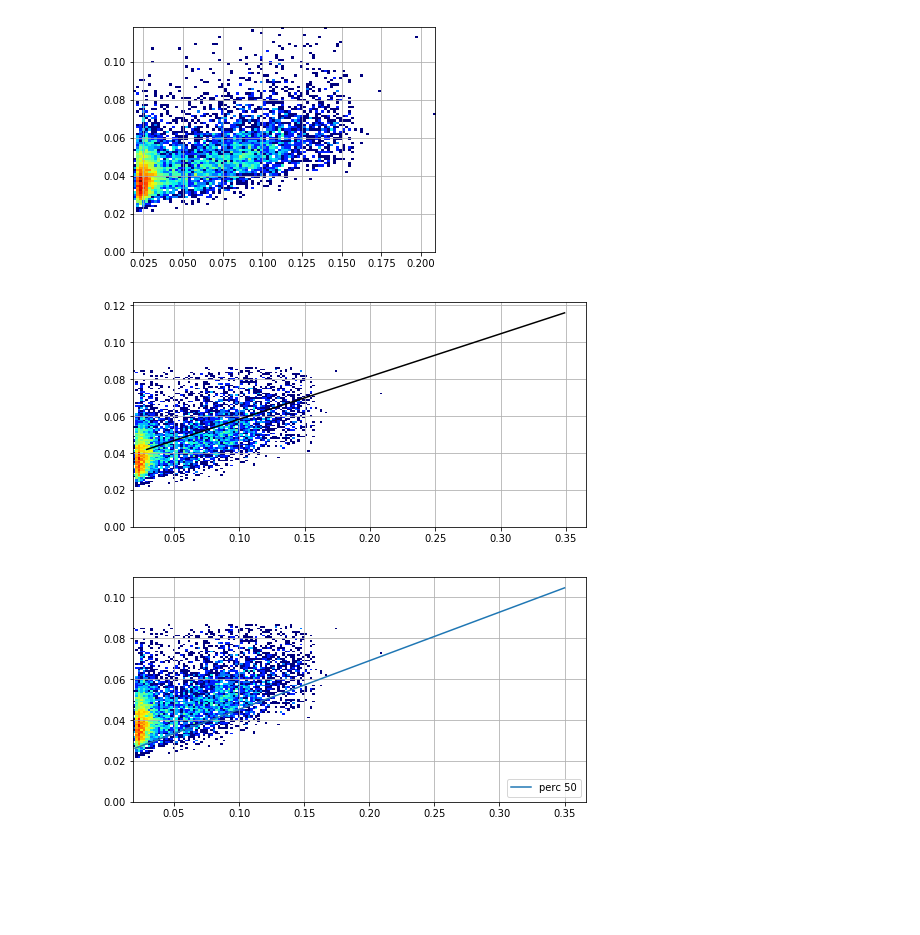
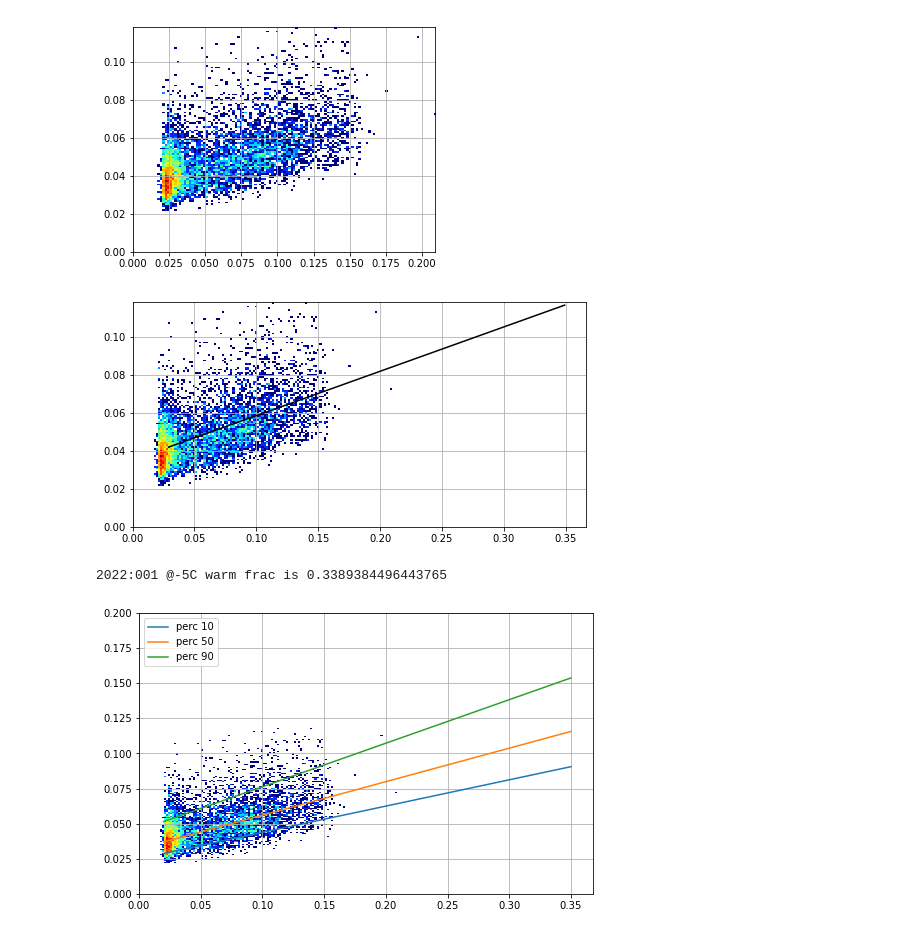
Before and after one commit to sot/vv_trending, a Jupyter notebook: RMS_vs_frac_150.ipynb, the cells around one changed output. Cells and saved outputs as stored; diff of their text form; code cells hidden in the pictures; blank space fills up the shorter version.

```diff
--- a/RMS_vs_frac_150.ipynb
+++ b/RMS_vs_frac_150.ipynb
@@ -21,7 +21,7 @@ rms_data = rms_data[(rms_data['isdefault'] == 1)
 obs_by_obsid = rms_data.group_by('obsid')
 obs_min = obs_by_obsid[['obsid', 'dr_rms','dy_rms', 'dz_rms','tstart', 'mean_aacccdpt']].groups.aggregate(np.min)
 # %%
-limit = 150
+limit = 100
 # %%
 warm_frac = []
 for row in obs_min:
@@ -35,21 +35,21 @@ fig = plt.figure(figsize=(6,4))
 H, xedges, yedges = np.histogram2d(
     obs_min['warm_frac'],
     obs_min['dr_rms'],
-    bins=100, range=[[np.min(obs_min['warm_frac']), np.max(obs_min['warm_frac'])],
+    bins=125, range=[[0, np.max(obs_min['warm_frac'])],
                      [0, np.percentile(obs_min['dr_rms'], 99.9)]])
 ax1 = fig.add_axes([0.14, 0.14, 0.70, 0.78])
 ax1.pcolorfast(xedges, yedges, H.T, cmap=my_cm, norm=norm)
 plt.grid()
 # %% [output]
-[figure, old version]
+[figure, new version]
 # %%
 
 fig = plt.figure(figsize=(9,4))
 H, xedges, yedges = np.histogram2d(
     obs_min['warm_frac'],
     obs_min['dr_rms'],
-    bins=100, range=[[np.min(obs_min['warm_frac']), np.max(obs_min['warm_frac'])],
-                     [0.0, np.percentile(obs_min['dr_rms'], 98)]])
+    bins=125, range=[[0, np.max(obs_min['warm_frac'])],
+                     [0.0, np.percentile(obs_min['dr_rms'], 99.9)]])
 ax1 = fig.add_axes([0.14, 0.14, 0.70, 0.78])
 ax1.pcolorfast(xedges, yedges, H.T, cmap=my_cm, norm=norm)
 
@@ -62,35 +62,37 @@ x = np.arange(min_frac, w + (.05 * w), 0.01)
 plt.plot(x, np.polyval(p, x), 'k', label='mean')
 plt.grid(True)
 # %% [output]
-[figure, old version]
+[figure, new version]
 # %%
-
-
-fig = plt.figure(figsize=(9,4))
+fig = plt.figure(figsize=(9,5))
 H, xedges, yedges = np.histogram2d(
     obs_min['warm_frac'],
     obs_min['dr_rms'],
-    bins=100, range=[[np.min(obs_min['warm_frac']), np.max(obs_min['warm_frac'])],
-                     [0.0, np.percentile(obs_min['dr_rms'], 98)]])
+    bins=125, range=[[0, np.max(obs_min['warm_frac'])],
+                     [0.0, np.percentile(obs_min['dr_rms'], 99.9)]])
 ax1 = fig.add_axes([0.14, 0.14, 0.70, 0.78])
 ax1.pcolorfast(xedges, yedges, H.T, cmap=my_cm, norm=norm)
-
-percentile = 50
-percs = []
-bins = []
-for fbin in np.arange(0, 0.25, 0.01):
-    ok = (obs_min['warm_frac'] >= fbin) & (obs_min['warm_frac'] < fbin + 0.01)
-    cnts = obs_min[ok]
-    if len(cnts) < 100:
-        continue
-    bins.append(fbin)
-    percs.append(np.percentile(obs_min['dr_rms'][ok], percentile))
 w = get_warm_fracs(limit, '2022:001', -5)
-x = np.arange(np.array(bins)[0], w + (.05 * w), 0.01)
-p = np.polyfit(np.array(bins) + 0.05, np.array(percs), 1)
-plt.plot(x, np.polyval(p, x), label='perc {}'.format(percentile))
-plt.legend(loc='lower right')
+print("2022:001 @-5C warm frac is {}".format(w))
+percentiles = [10, 50, 90]
+for percentile in percentiles:
+    percs = []
+    bins = []
+    binwidth = 0.01
+    for fbin in np.arange(0, 0.25, binwidth):
+        ok = (obs_min['warm_frac'] >= fbin) & (obs_min['warm_frac'] < (fbin + binwidth))
+        cnts = obs_min[ok]
+        if len(cnts) < 100:
+            continue
+        bins.append(fbin)
+        percs.append(np.percentile(obs_min['dr_rms'][ok], percentile))
+    x = np.arange(np.array(bins)[0], w + (.05 * w), binwidth)
+    p = np.polyfit(np.array(bins) + (binwidth / 2.), np.array(percs), 1)
+    plt.plot(x, np.polyval(p, x), label='perc {}'.format(percentile))
+plt.ylim(0, .2)
+plt.legend(loc='upper left')
 plt.grid()
 # %% [output]
+2022:001 @-5C warm frac is 0.3389384496443765
-[figure, old version]
+[figure, new version]
 # %%
```
Also changed, not shown: parts of 1 cell of this notebook, 2 other files.
